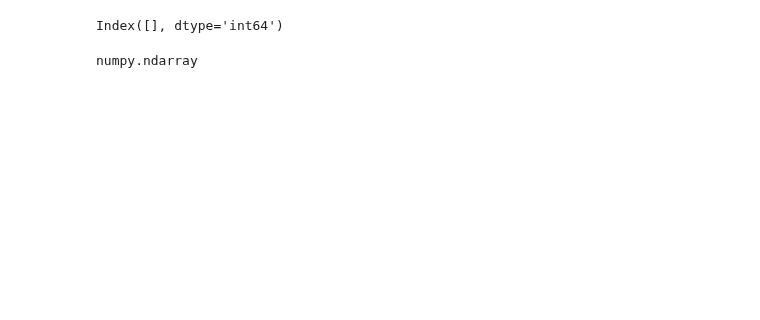
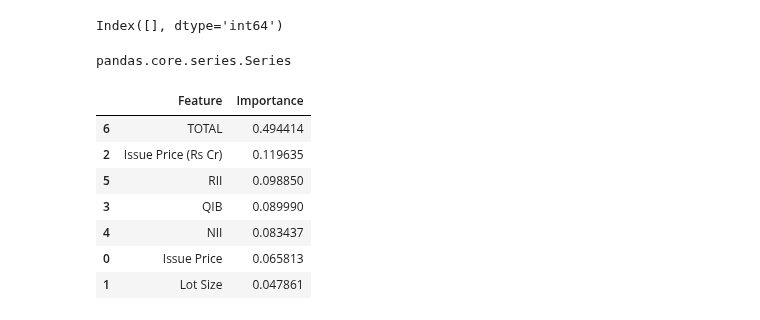
Before and after one commit to quicksid/IPO_Prediction_week3, a Jupyter notebook: Untitled.ipynb, the cells around one changed output. Drawn from its saved outputs; the diff is of its cells as text; code cells hidden in the pictures; blank space fills up the shorter version.

```diff
--- a/Untitled.ipynb
+++ b/Untitled.ipynb
@@ -132,4 +134,4 @@ udf = scaler.fit_transform(udf)
 # %%
-type(udf)
+type(udf['% Change'])
 # %% [output]
-numpy.ndarray
+pandas.core.series.Series
@@ -135,0 +151,22 @@ numpy.ndarray
+# %%
+# Separate features and target
+X = udf.drop('target', axis=1)
+y = udf['target']
+
+# Train a random forest regressor to get feature importance
+model = RandomForestRegressor()
+model.fit(X, y)
+
+importances = model.feature_importances_
+feature_importances = pd.DataFrame({'Feature': X.columns, 'Importance': importances})
+feature_importances = feature_importances.sort_values(by='Importance', ascending=False)
+feature_importances
+# %% [output]
+|  | Feature | Importance |
+| 6 | TOTAL | 0.494414 |
+| 2 | Issue Price (Rs Cr) | 0.119635 |
+| 5 | RII | 0.098850 |
+| 3 | QIB | 0.089990 |
+| 4 | NII | 0.083437 |
+| 0 | Issue Price | 0.065813 |
+| 1 | Lot Size | 0.047861 |
```
Also changed, not shown: parts of 20 cells of this notebook, 4 other files.
